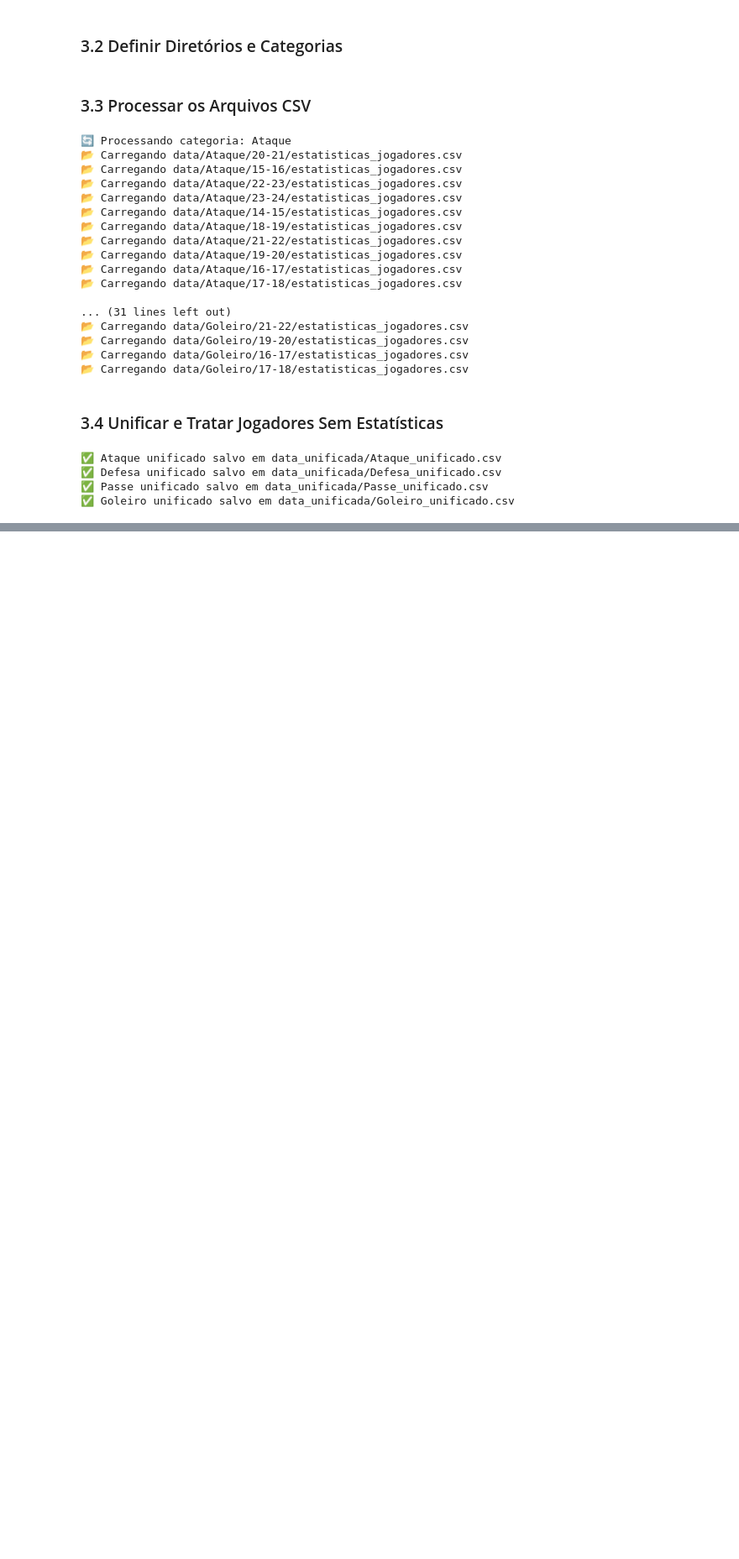
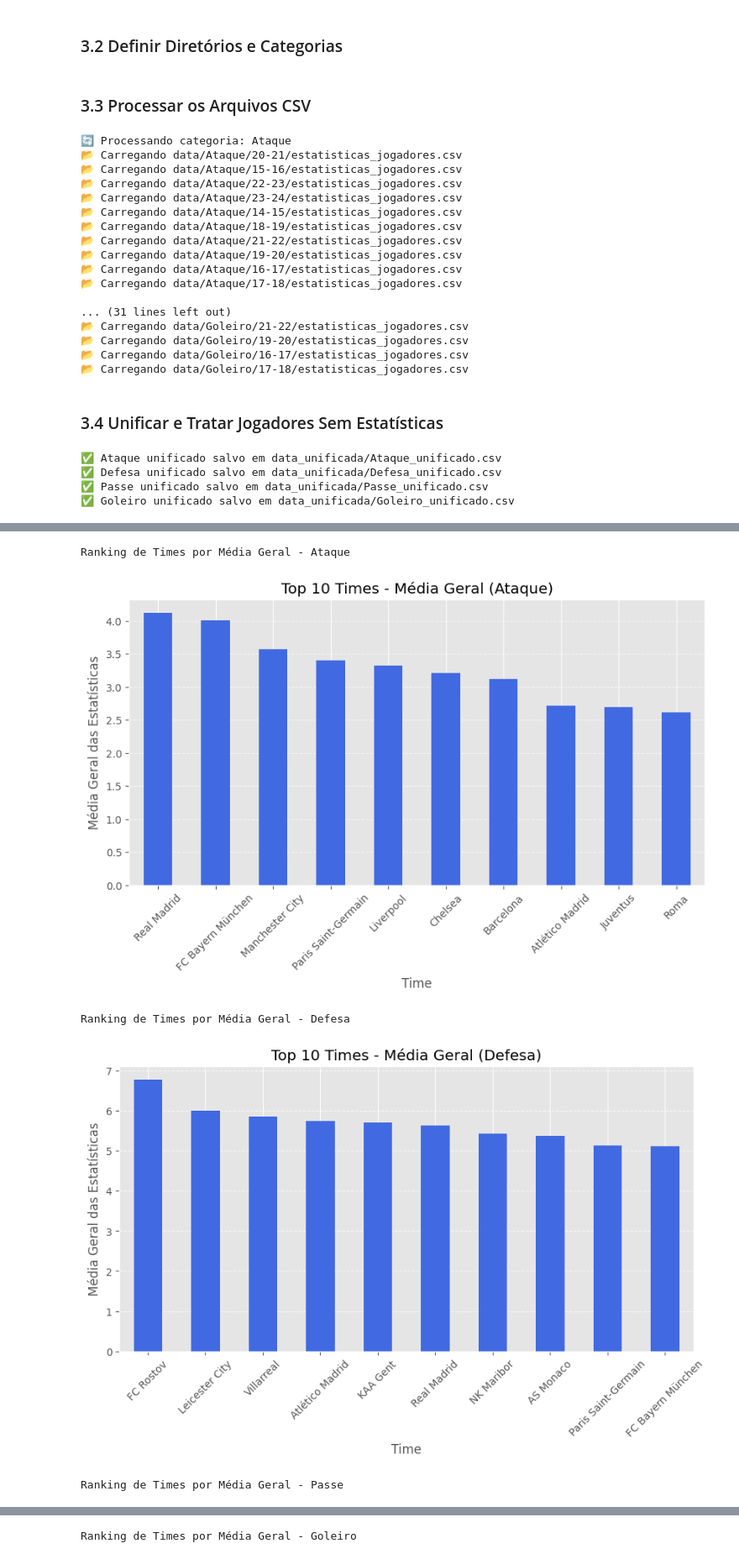
Before and after one commit to gabrierys/Data-Harvesting-Sofascore, a Jupyter notebook: champions_league_analysis.ipynb, the cells around one changed output, grey strips where cells are left out. Shown at 84% size. Cells and saved outputs as stored; diff of their text form; code cells hidden in the pictures; blank space fills up the shorter version.

```diff
--- a/champions_league_analysis.ipynb
+++ b/champions_league_analysis.ipynb
@@ -442,0 +673,45 @@ for categoria, lista_dfs in dados_por_categoria.items():
+# %%
+# Estatísticas a remover (excluindo % e Nota Sofascore)
+estatisticas_para_remover = ["Conversão de gols %", "Passes certos %", "Nota Sofascore"]
+
+def rankear_times_media(df, categoria, top_n=10):
+    if "Time" not in df.columns:
+        print(f"⚠️ A coluna 'Time' não está presente em {categoria}.")
+        return
+
+    # Selecionar apenas colunas numéricas, excluindo estatísticas indesejadas
+    colunas_validas = [col for col in df.select_dtypes(include=["number"]).columns if col not in estatisticas_para_remover]
+
+    if not colunas_validas:
+        print(f"⚠️ Nenhuma estatística válida encontrada para {categoria}.")
+        return
+
+    # Agrupar por Clube e calcular média das estatísticas
+    df_ranking = df.groupby("Time")[colunas_validas].mean()
+
+    # Calcular a média geral da categoria (média de todas as estatísticas numéricas do clube)
+    df_ranking["Média Geral"] = df_ranking.mean(axis=1)
+
+    # Ordenar os clubes pela média geral
+    top_clubes = df_ranking["Média Geral"].sort_values(ascending=False).head(top_n)
+
+    # Plotar gráfico dos melhores clubes por categoria
+    plt.figure(figsize=(10, 5))
+    top_clubes.plot(kind="bar", color="royalblue")
+    plt.title(f"Top {top_n} Times - Média Geral ({categoria})")
+    plt.xlabel("Time")
+    plt.ylabel("Média Geral das Estatísticas")
+    plt.xticks(rotation=45)
+    plt.grid(axis="y", linestyle="--", alpha=0.7)
+    plt.show()
+
+# Aplicar para cada categoria
+for categoria, df in dados.items():
+    print(f"\nRanking de Times por Média Geral - {categoria}")
+    rankear_times_media(df, categoria)
+# %% [output]
+Ranking de Times por Média Geral - Ataque
+[figure, added]
+Ranking de Times por Média Geral - Defesa
+[figure, added]
+Ranking de Times por Média Geral - Passe
@@ -442,0 +719 @@ for categoria, lista_dfs in dados_por_categoria.items():
+Ranking de Times por Média Geral - Goleiro
```
Also changed, not shown: parts of 17 cells of this notebook.
